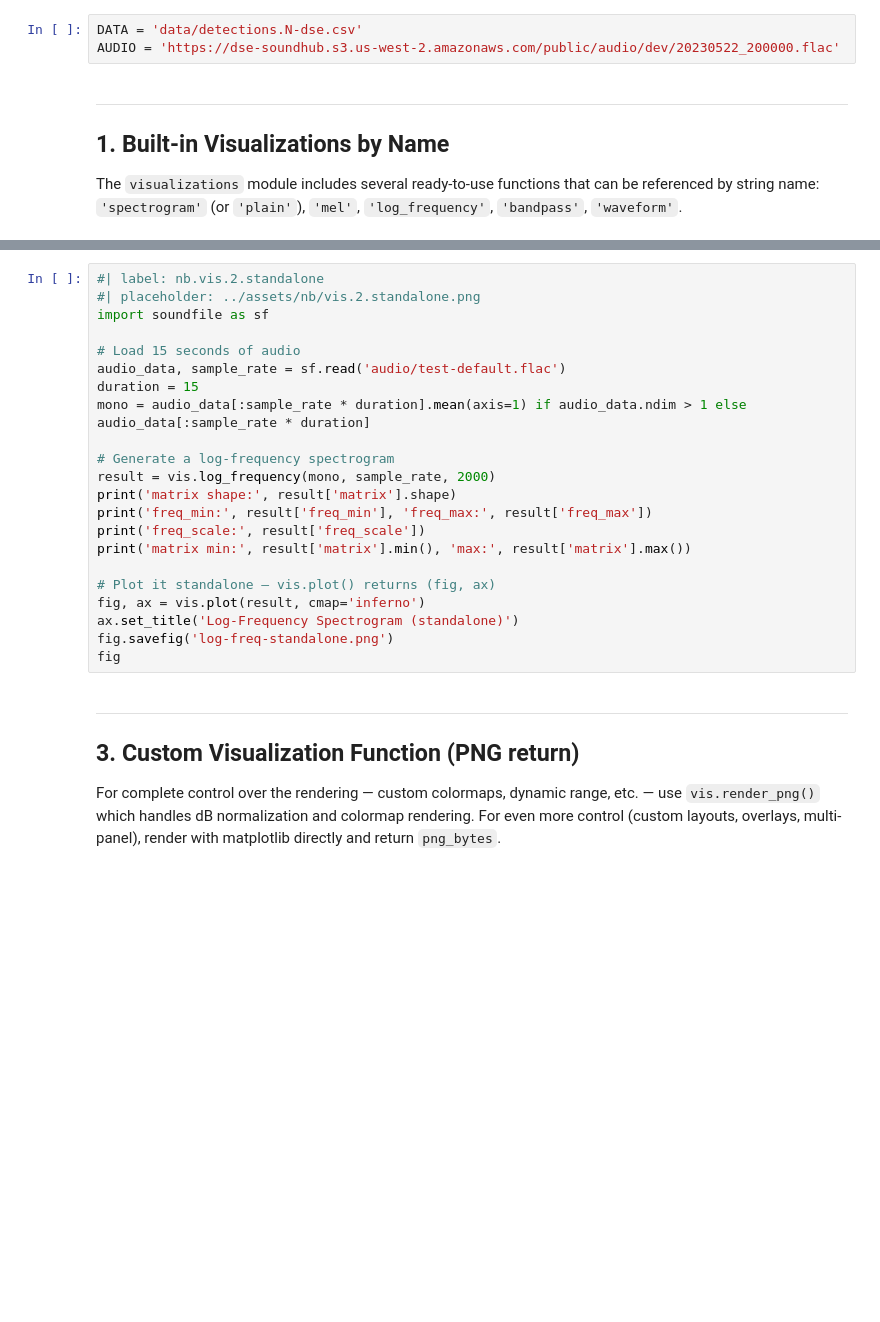
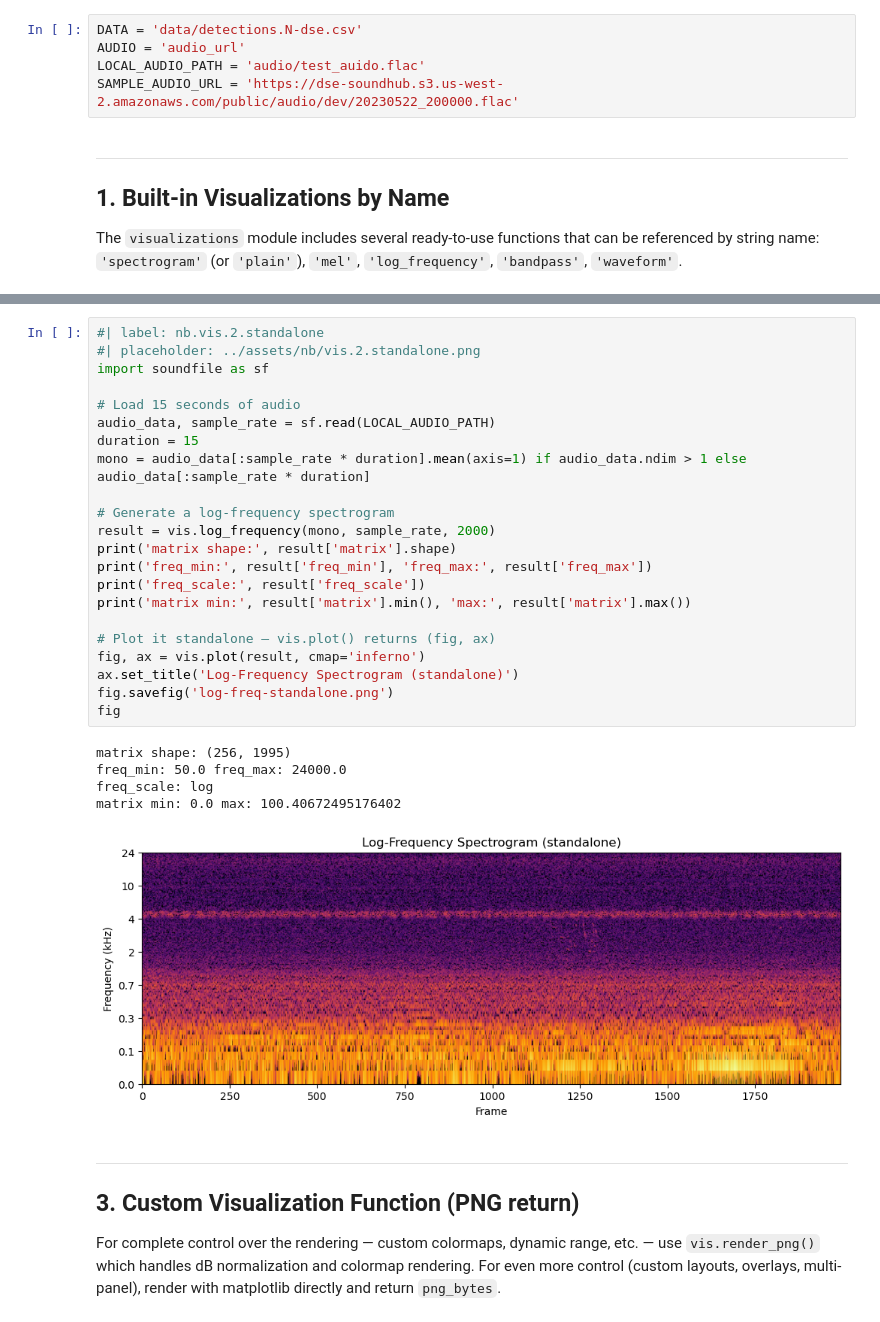
Before and after one commit to SchmidtDSE/jupyter_bioacoustic, a Jupyter notebook: demo/visualizations.ipynb, the cells around one changed output, grey strips where cells are left out. Drawn from its saved outputs; the diff is of its cells as text; blank space fills up the shorter version.

```diff
--- a/demo/visualizations.ipynb
+++ b/demo/visualizations.ipynb
@@ -17,7 +21,9 @@ import numpy as np
 %matplotlib inline
 # %%
 DATA = 'data/detections.N-dse.csv'
-AUDIO = 'https://dse-soundhub.s3.us-west-2.amazonaws.com/public/audio/dev/20230522_200000.flac'
+AUDIO = 'audio_url'
+LOCAL_AUDIO_PATH = 'audio/test_auido.flac'
+SAMPLE_AUDIO_URL = 'https://dse-soundhub.s3.us-west-2.amazonaws.com/public/audio/dev/20230522_200000.flac'
 # %% [markdown]
 ---
 ## 1. Built-in Visualizations by Name
@@ -41,25 +61,31 @@ The visualization functions can be used outside the widget — for analysis, fig
 # %%
 #| label: nb.vis.2.standalone
 #| placeholder: ../assets/nb/vis.2.standalone.png
 import soundfile as sf
 
 # Load 15 seconds of audio
-audio_data, sample_rate = sf.read('audio/test-default.flac')
+audio_data, sample_rate = sf.read(LOCAL_AUDIO_PATH)
 duration = 15
 mono = audio_data[:sample_rate * duration].mean(axis=1) if audio_data.ndim > 1 else audio_data[:sample_rate * duration]
 
 # Generate a log-frequency spectrogram
 result = vis.log_frequency(mono, sample_rate, 2000)
 print('matrix shape:', result['matrix'].shape)
 print('freq_min:', result['freq_min'], 'freq_max:', result['freq_max'])
 print('freq_scale:', result['freq_scale'])
 print('matrix min:', result['matrix'].min(), 'max:', result['matrix'].max())
 
 # Plot it standalone — vis.plot() returns (fig, ax)
 fig, ax = vis.plot(result, cmap='inferno')
 ax.set_title('Log-Frequency Spectrogram (standalone)')
 fig.savefig('log-freq-standalone.png')
 fig
+# %% [output]
+matrix shape: (256, 1995)
+freq_min: 50.0 freq_max: 24000.0
+freq_scale: log
+matrix min: 0.0 max: 100.40672495176402
+[figure, added]
 # %% [markdown]
 ---
 ## 3. Custom Visualization Function (PNG return)
```
Also changed, not shown: parts of 6 cells of this notebook, 22 other files.
